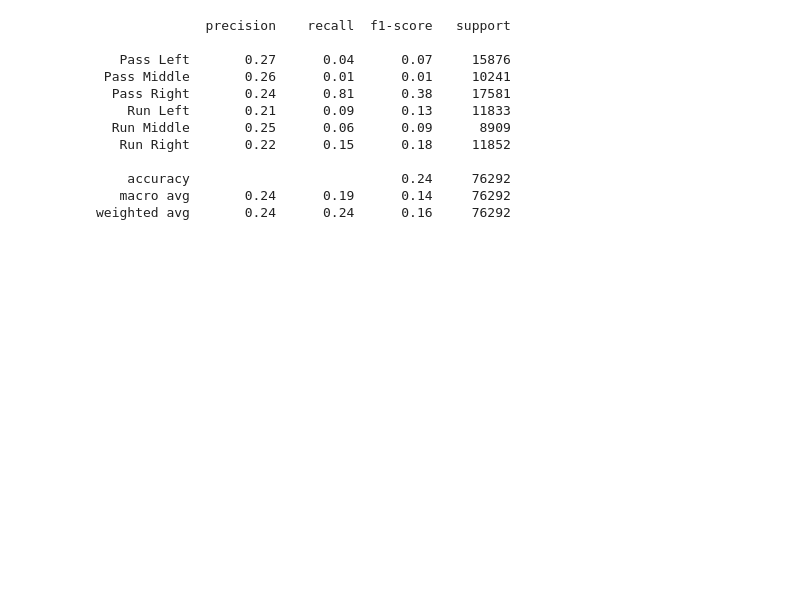
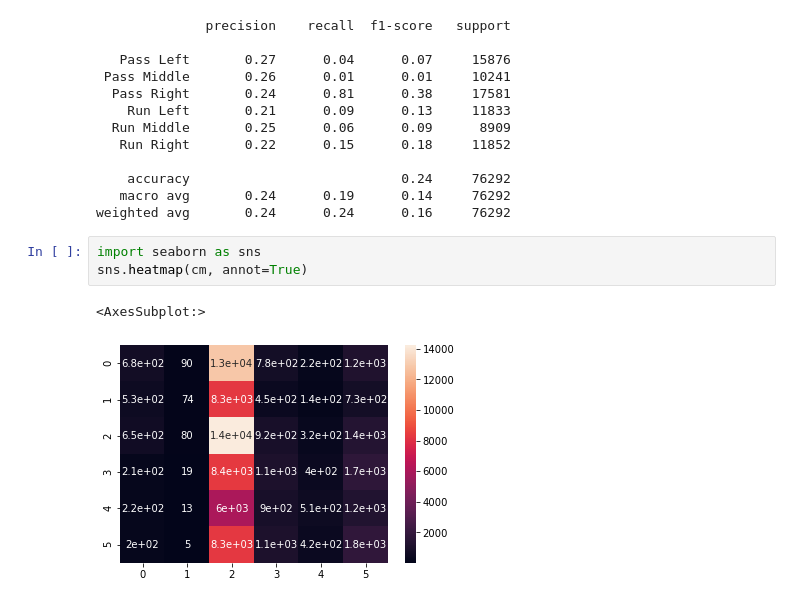
Before and after one commit to DanielKarpowicz/final_project_plays_prediction, a Jupyter notebook: Daniel/code/DecisionTreeClassifier/FinalConfusionMatrix.ipynb, the cells around one changed output. Saved outputs shown, nothing was run; the diff lists cells and outputs as text; blank space fills up the shorter version.

```diff
--- a/Daniel/code/DecisionTreeClassifier/FinalConfusionMatrix.ipynb
+++ b/Daniel/code/DecisionTreeClassifier/FinalConfusionMatrix.ipynb
@@ -73,3 +73,9 @@ print(classification_report(test_y, pred, target_names=target_names))
     accuracy                           0.24     76292
    macro avg       0.24      0.19      0.14     76292
 weighted avg       0.24      0.24      0.16     76292
+# %%
+import seaborn as sns
+sns.heatmap(cm, annot=True)
+# %% [output]
+<AxesSubplot:>
+[figure, added]
```
Also changed, not shown: parts of 1 cell of this notebook, 2 other files.
